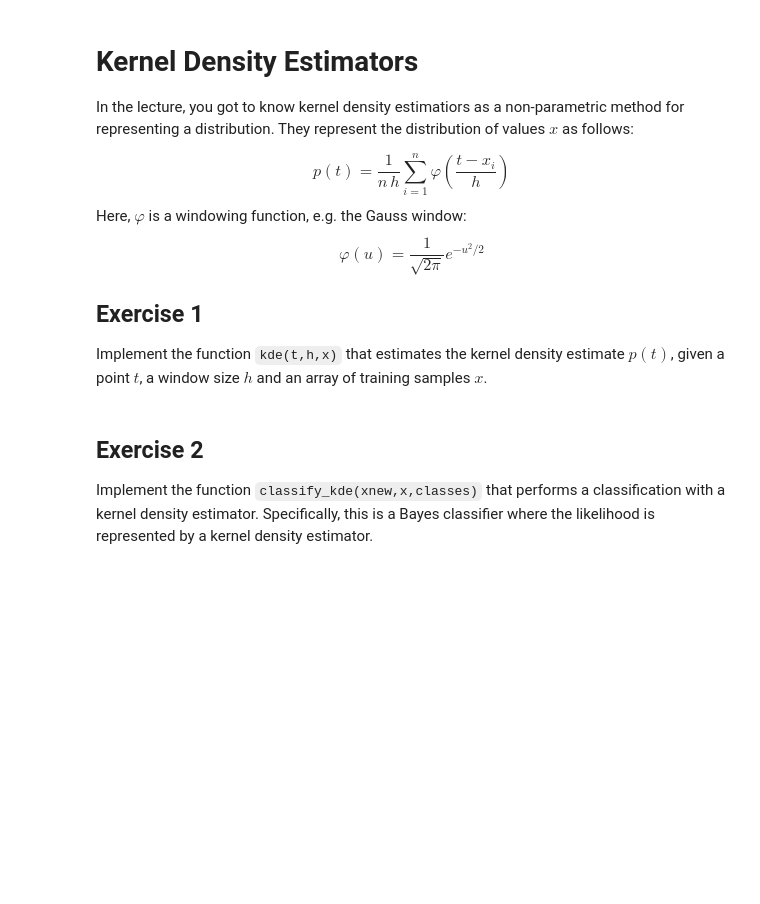
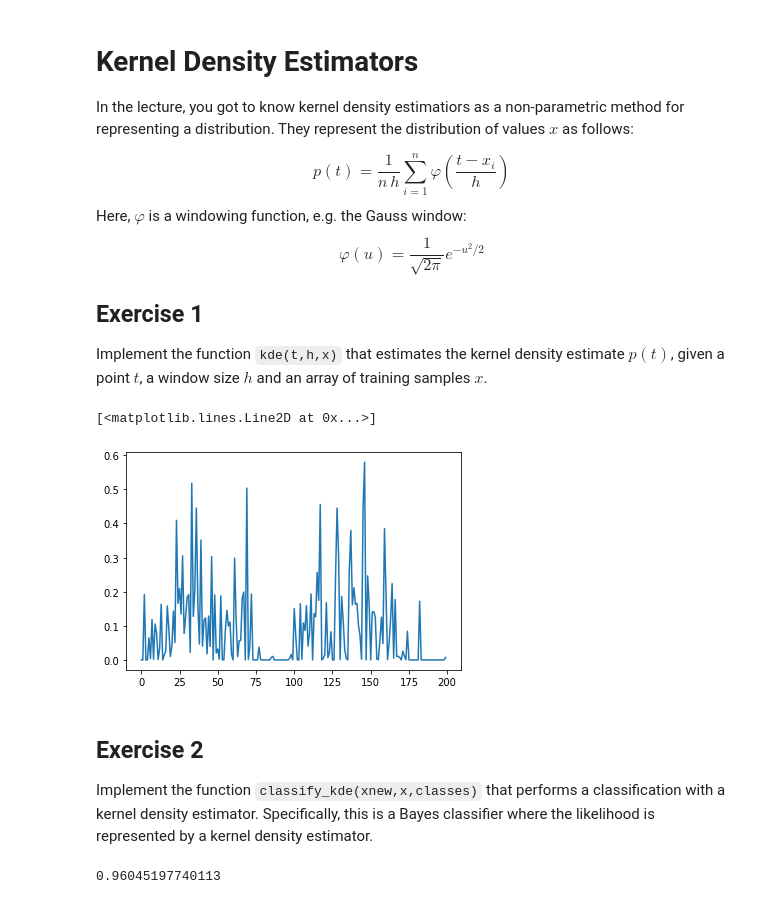
Before and after one commit to stefanluedtke/WS19AI2Exercises, a Jupyter notebook: 05-kernel-density-estimation.ipynb, the cells around one changed output. Cells and saved outputs as stored; diff of their text form; code cells hidden in the pictures; blank space fills up the shorter version.

```diff
--- a/05-kernel-density-estimation.ipynb
+++ b/05-kernel-density-estimation.ipynb
@@ -20,7 +78,50 @@ Here,  $\varphi$ is a windowing function, e.g. the Gauss window:
 
 ## Exercise 1
 Implement the function `kde(t,h,x)` that estimates the kernel density estimate $p(t)$, given a point $t$, a window size $h$ and an array of training samples $x$.
+# %%
+import math
+import numpy as np
+import matplotlib.pyplot as plt
+
+def kde(t,h,x):
+    n = len(x)
+    insum = [k1((t-xj)/h) for xj in x]
+    return 1/(n*h) * sum(insum)
+
+def k1(t):
+    return 1/math.sqrt(2*math.pi) * math.exp(-1/2 * t**2)
+
+example = np.concatenate((np.random.normal(0,1,100),np.random.normal(5,1,100)))
+
+dens = [kde(t,0.01,example) for t in np.arange(-2,8,0.05)]
+
+plt.plot(dens)
+# %% [output]
+[<matplotlib.lines.Line2D at 0x...>]
+[figure, added]
 # %% [markdown]
 ## Exercise 2
 
 Implement the function `classify_kde(xnew,x,classes)` that performs a classification with a kernel density estimator. Specifically, this is a Bayes classifier where the likelihood is represented by a kernel density estimator.
+# %%
+import pandas as pd
+from scipy.io import arff
+
+def classify_kde(xnew,x,classes):
+    uclasses = np.unique(classes)
+    def getDens(c):
+        xt = x[classes == c]
+        return kde(xnew,0.01,xt)
+    dens = np.array([getDens(c) for c in uclasses])
+    prior = np.array([sum(classes == c)/len(classes) for c in uclasses])
+    return uclasses[np.argmax(dens * prior)]
+
+data = arff.loadarff('features1.arff')
+df = pd.DataFrame(data[0])
+feat = df["AccX_mean"]
+cl = df["class"]
+
+p = [classify_kde(x,feat,cl) for x in feat]
+np.mean(p == cl)
+# %% [output]
+0.96045197740113
```
Also changed, not shown: parts of 3 cells of this notebook, 2 other files.
